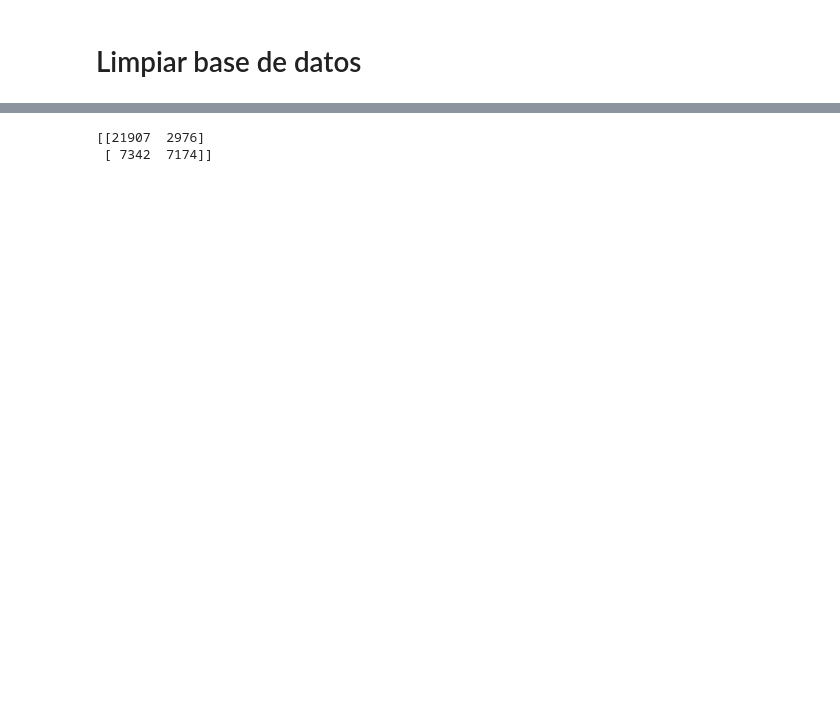
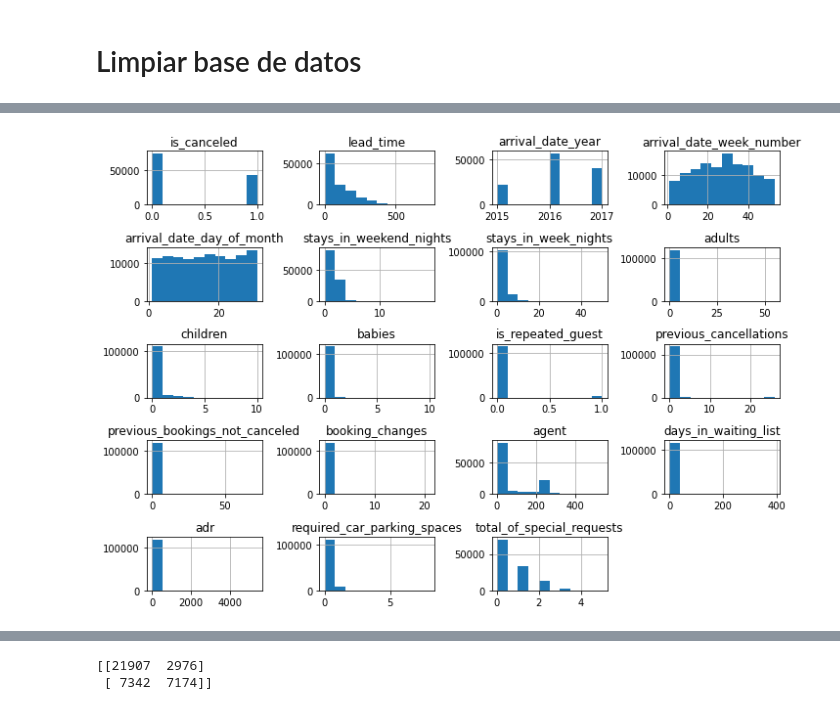
Before and after one commit to Felipelv199/mineria-de-datos, a Jupyter notebook: homeworks/02-homework/main.ipynb, the cells around one changed output, grey strips where cells are left out. Cells and saved outputs as stored; diff of their text form; code cells hidden in the pictures; blank space fills up the shorter version.

```diff
--- a/homeworks/02-homework/main.ipynb
+++ b/homeworks/02-homework/main.ipynb
@@ -123,0 +7,23 @@ dtype: int64
+# %%
+def drop_dtypes_object(df: pd.DataFrame)->pd.DataFrame:
+    dict_dtypes = dict(df.dtypes)
+    columns2drop = []
+    for dtype in dict_dtypes:
+        column_type = dict_dtypes[dtype]
+        if column_type == "object":
+            columns2drop.append(dtype)
+    return data.drop(columns2drop, 1)
+
+
+def drop_nans(df: pd.DataFrame)->pd.DataFrame:
+    columns2drop = []
+    for column in df.columns:
+        column_data = df[column]
+        isna_cd = column_data.isna()
+        if isna_cd.describe()["top"]:
+            columns2drop.append(column)
+        else:
+            df[column] = df[column].fillna(0)
+    return df.drop(columns2drop, 1)
+# %%
+data = drop_nans(drop_dtypes_object(data))
@@ -123,0 +96,8 @@ dtype: int64
+# %%
+import matplotlib.pyplot as plt
+
+data.hist(figsize=(10,7))
+plt.tight_layout()
+plt.show()
+# %% [output]
+[figure, added]
```
Also changed, not shown: parts of 58 cells of this notebook, 3 other files.
